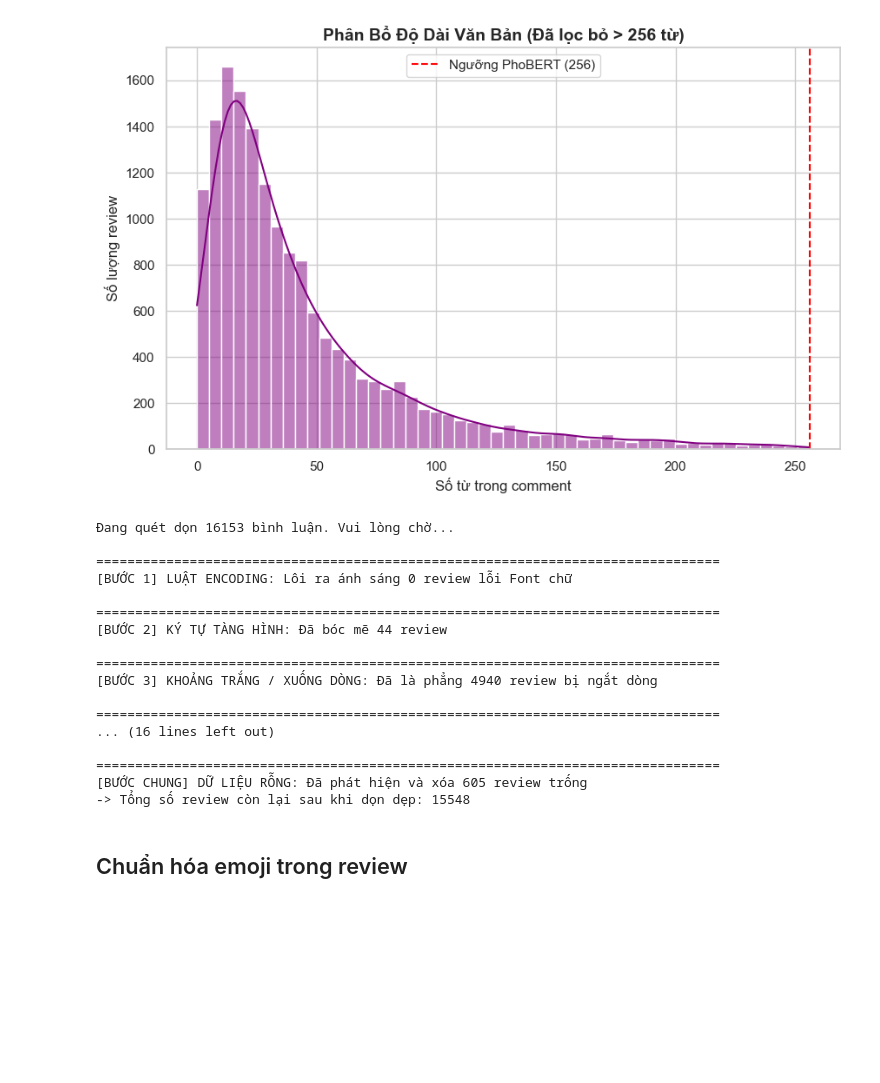
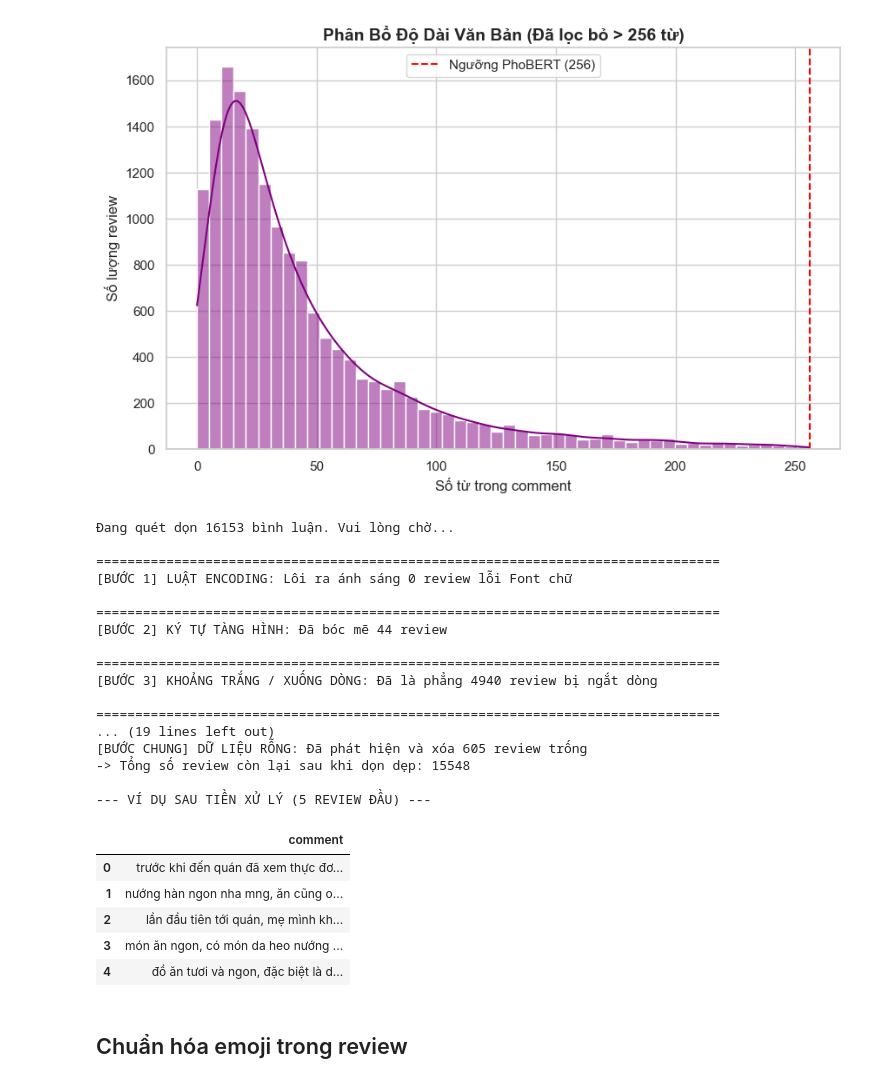
Before and after one commit to chichic21039/ML-Lab1-Restaurant, a Jupyter notebook: preprocessing and eda/preprocessing_and_eda.ipynb, the cells around one changed output. Saved outputs shown, nothing was run; the diff lists cells and outputs as text; code cells hidden in the pictures; blank space fills up the shorter version.

```diff
--- a/preprocessing and eda/preprocessing_and_eda.ipynb
+++ b/preprocessing and eda/preprocessing_and_eda.ipynb
@@ -522,13 +522,13 @@ plt.show()
 # %%
 import re
 import pandas as pd
-import unicodedata # Thư viện để chuẩn hóa Unicode
+import unicodedata
 
 # Tạo các thùng chứa (Log) để lưu kết quả truy vết cho từng lỗi
 fixed_encoding = []
 fixed_invisible = []
 fixed_whitespace = []
-fixed_non_alpha = [] # Thùng chứa lưu dấu vết xóa chữ số và mọi dấu câu/ký tự đặc biệt
+fixed_non_alpha = []
 
 def track_and_clean(text):
     if pd.isna(text) or not isinstance(text, str):
@@ -536,8 +536,7 @@ def track_and_clean(text):
 
     step_0 = text
 
-    # --- BƯỚC 0.5: Chuẩn hóa Unicode (Sửa lỗi cho chữ "lẩu", "lỗ", v.v.) ---
-    # Chuyển đổi Unicode tổ hợp (NFD) thành Unicode dựng sẵn (NFC)
+    # --- BƯỚC 0.5: Chuẩn hóa Unicode ---
     step_0 = unicodedata.normalize('NFC', step_0)
 
     # --- BƯỚC 1: Sửa lỗi mã hóa (Mojibake) ---
@@ -550,14 +549,14 @@ def track_and_clean(text):
     except:
         pass
 
-    # --- BƯỚC 2: Loại bỏ ký tự ẩn (Invisible Characters / Zero-width span) ---
+    # --- BƯỚC 2: Loại bỏ ký tự ẩn ---
     step_2 = re.sub(r'[\u200b\u200c\u200d\u200e\u200f\ufeff]+', '', step_1)
     step_2 = re.sub(r'[\x00-\x08\x0b\x0c\x0e-\x1f\x7f]', '', step_2)
 
     if step_2 != step_1:
         fixed_invisible.append({"old": repr(step_1), "new": repr(step_2)})
 
-    # --- BƯỚC 3: Xử lý khoảng trắng lộn xộn & Diệt Dấu xuống dòng ---
+    # --- BƯỚC 3: Xử lý khoảng trắng lộn xộn & Xuống dòng ---
     step_3 = re.sub(r'[\r\n\t]+', ' ', step_2)
     step_3 = re.sub(r'\s+', ' ', step_3).strip()
 
@@ -567,13 +566,15 @@ def track_and_clean(text):
     # --- BƯỚC 4: Chuyển toàn bộ về chữ thường ---
     step_4 = step_3.lower()
 
-    # --- BƯỚC 5: XÓA SẠCH MỌI THỨ KHÔNG PHẢI LÀ CHỮ CÁI (Chỉ giữ chữ cái và khoảng trắng) ---
-    # [^\w\s] -> Xóa mọi dấu câu, ngoặc kép, ký tự đặc biệt (như : , . - “ ” ! ?)
-    # _ -> Xóa dấu gạch dưới
-    # \d -> Xóa chữ số
-    step_5 = re.sub(r'[^\w\s]|_|\d', ' ', step_4)
+    # --- BƯỚC 5: XỬ LÝ DẤU CÂU (GIỮ LẠI DẤU PHẨY) ---
+    # Thay thế dấu chấm . bằng dấu phẩy , (để giữ lại điểm ngắt câu)
+    step_5 = step_4.replace('.', ',')
 
-    # Dọn dẹp lại khoảng trắng lộn xộn (do vị trí các dấu bị xóa tạo thành khoảng trắng thừa)
+    # Xóa các dấu câu/ký tự đặc biệt KHÁC, NHƯ: ! ? ; : " ' ( ) [ ] { } - / \ @ # $ % ^ & * + = ~ `
+    # NHƯ VẬY dấu phẩy , sẽ được giữ lại
+    step_5 = re.sub(r'[^\w\s,]|_|\d', ' ', step_5)  # Thêm , vào ngoại lệ [^\w\s,]
+
+    # Dọn dẹp lại khoảng trắng lộn xộn
     step_5 = re.sub(r'\s+', ' ', step_5).strip()
 
     if step_5 != step_4:
@@ -588,10 +589,9 @@ initial_count = len(df_reviews)
 # Cập nhật cột comment
 df_reviews['comment'] = df_reviews['comment'].apply(track_and_clean)
 
-# --- Xóa đánh giá rỗng (Chuỗi rỗng "" hoặc chỉ còn toàn dấu câu đã bị xóa trắng) ---
+# --- Xóa đánh giá rỗng ---
 df_reviews = df_reviews[df_reviews['comment'] != ''].reset_index(drop=True)
 empty_removed_count = initial_count - len(df_reviews)
-
 
 # ==========================================
 # IN RA MINH CHỨNG (SHOW LOG)
@@ -602,37 +602,48 @@ print(f"[BƯỚC 1] LUẬT ENCODING: Lôi ra ánh sáng {len(fixed_encoding)} re
 
 print("\n" + "="*80)
 print(f"[BƯỚC 2] KÝ TỰ TÀNG HÌNH: Đã bóc mẽ {len(fixed_invisible)} review")
 
 print("\n" + "="*80)
 print(f"[BƯỚC 3] KHOẢNG TRẮNG / XUỐNG DÒNG: Đã là phẳng {len(fixed_whitespace)} review bị ngắt dòng")
 
 print("\n" + "="*80)
 print(f"[BƯỚC 4 & 5] DỌN SẠCH DẤU CÂU & CHỮ SỐ: Đã chuẩn hóa {len(fixed_non_alpha)} review")
-for i, item in enumerate(fixed_non_alpha[:5]): # In ra 5 ví dụ
+print(f"             (GIỮ LẠI DẤU PHẨY ',', THAY DẤU CHẤM '.' THÀNH ',')")
+for i, item in enumerate(fixed_non_alpha[:5]):
     print(f"❌ [Gốc]:  {item['old']}")
     print(f"✅ [Mới]:  {item['new']}\n")
 
 print("\n" + "="*80)
 print(f"[BƯỚC CHUNG] DỮ LIỆU RỖNG: Đã phát hiện và xóa {empty_removed_count} review trống")
 print(f"-> Tổng số review còn lại sau khi dọn dẹp: {len(df_reviews)}\n")
+
+# In ví dụ để kiểm chứng
+print("--- VÍ DỤ SAU TIỀN XỬ LÝ (5 REVIEW ĐẦU) ---")
+display(df_reviews[['comment']].head(5))
 # %% [output]
 Đang quét dọn 16153 bình luận. Vui lòng chờ...
 
 ================================================================================
 [BƯỚC 1] LUẬT ENCODING: Lôi ra ánh sáng 0 review lỗi Font chữ
 
 ================================================================================
 [BƯỚC 2] KÝ TỰ TÀNG HÌNH: Đã bóc mẽ 44 review
 
 ================================================================================
 [BƯỚC 3] KHOẢNG TRẮNG / XUỐNG DÒNG: Đã là phẳng 4940 review bị ngắt dòng
 
 ================================================================================
-... (16 lines left out)
-
-================================================================================
+... (19 lines left out)
 [BƯỚC CHUNG] DỮ LIỆU RỖNG: Đã phát hiện và xóa 605 review trống
 -> Tổng số review còn lại sau khi dọn dẹp: 15548
+
+--- VÍ DỤ SAU TIỀN XỬ LÝ (5 REVIEW ĐẦU) ---
+|  | comment |
+| 0 | trước khi đến quán đã xem thực đơ... |
+| 1 | nướng hàn ngon nha mng, ăn cũng o... |
+| 2 | lần đầu tiên tới quán, mẹ mình kh... |
+| 3 | món ăn ngon, có món da heo nướng ... |
+| 4 | đồ ăn tươi và ngon, đặc biệt là d... |
 # %% [markdown]
 ## Chuẩn hóa emoji trong review
 # %%
```
Also changed, not shown: parts of 4 cells of this notebook.
